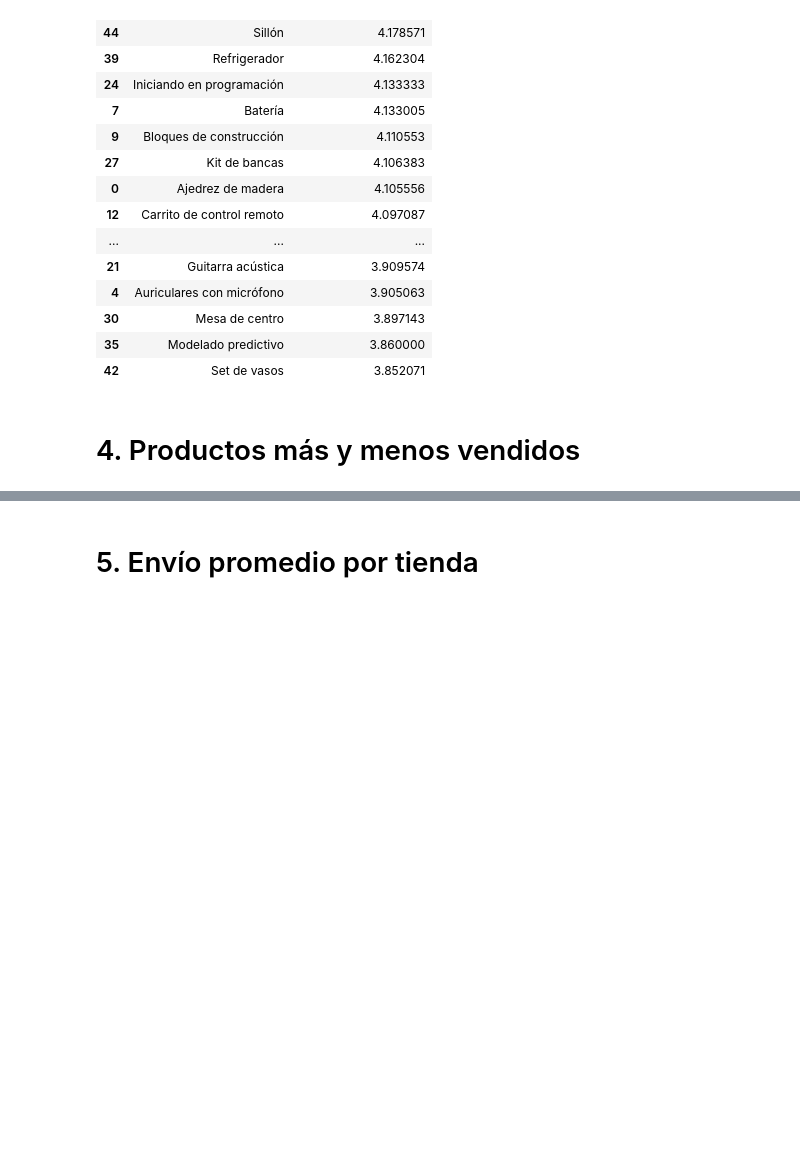
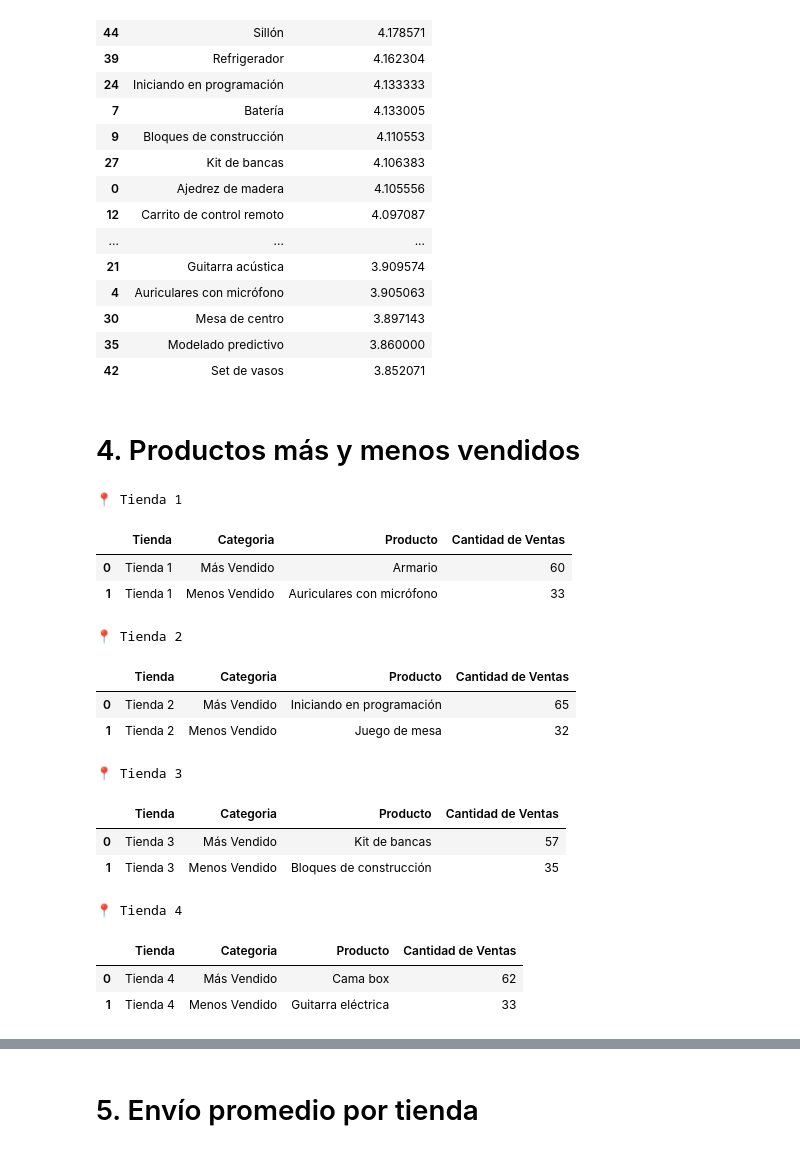
Before and after one commit to Mj-Novoa/challenge1-data-science-latam, a Jupyter notebook: AluraStoreLatam.ipynb, the cells around one changed output, grey strips where cells are left out. Saved outputs shown, nothing was run; the diff lists cells and outputs as text; code cells hidden in the pictures; blank space fills up the shorter version.

```diff
--- a/AluraStoreLatam.ipynb
+++ b/AluraStoreLatam.ipynb
@@ -202,3 +202,39 @@ Calificación promedio de los clientes por producto (ordenado de mayor a menor):
 | 42 | Set de vasos | 3.852071 |
 # %% [markdown]
 # 4. Productos más y menos vendidos
+# %%
+import pandas as pd
+
+
+tabla_productos_extremos = pd.DataFrame([
+    {
+        'Tienda': tienda,
+        'Categoria': tipo,
+        'Producto': datos['Producto'],
+        'Cantidad de Ventas': datos['Cantidad de Ventas']
+    }
+    for tienda, productos in productos_mas_menos_vendidos_por_tienda.items()
+    for tipo, datos in productos.items()
+])
+
+
+for tienda, df in tabla_productos_extremos.groupby('Tienda'):
+    print(f"\n📍 {tienda}")
+    display(df.reset_index(drop=True))
+# %% [output]
+📍 Tienda 1
+|  | Tienda | Categoria | Producto | Cantidad de Ventas |
+| 0 | Tienda 1 | Más Vendido | Armario | 60 |
+| 1 | Tienda 1 | Menos Vendido | Auriculares con micrófono | 33 |
+📍 Tienda 2
+|  | Tienda | Categoria | Producto | Cantidad de Ventas |
+| 0 | Tienda 2 | Más Vendido | Iniciando en programación | 65 |
+| 1 | Tienda 2 | Menos Vendido | Juego de mesa | 32 |
+📍 Tienda 3
+|  | Tienda | Categoria | Producto | Cantidad de Ventas |
+| 0 | Tienda 3 | Más Vendido | Kit de bancas | 57 |
+| 1 | Tienda 3 | Menos Vendido | Bloques de construcción | 35 |
+📍 Tienda 4
+|  | Tienda | Categoria | Producto | Cantidad de Ventas |
+| 0 | Tienda 4 | Más Vendido | Cama box | 62 |
+| 1 | Tienda 4 | Menos Vendido | Guitarra eléctrica | 33 |
```
Also changed, not shown: parts of 1 cell of this notebook.
